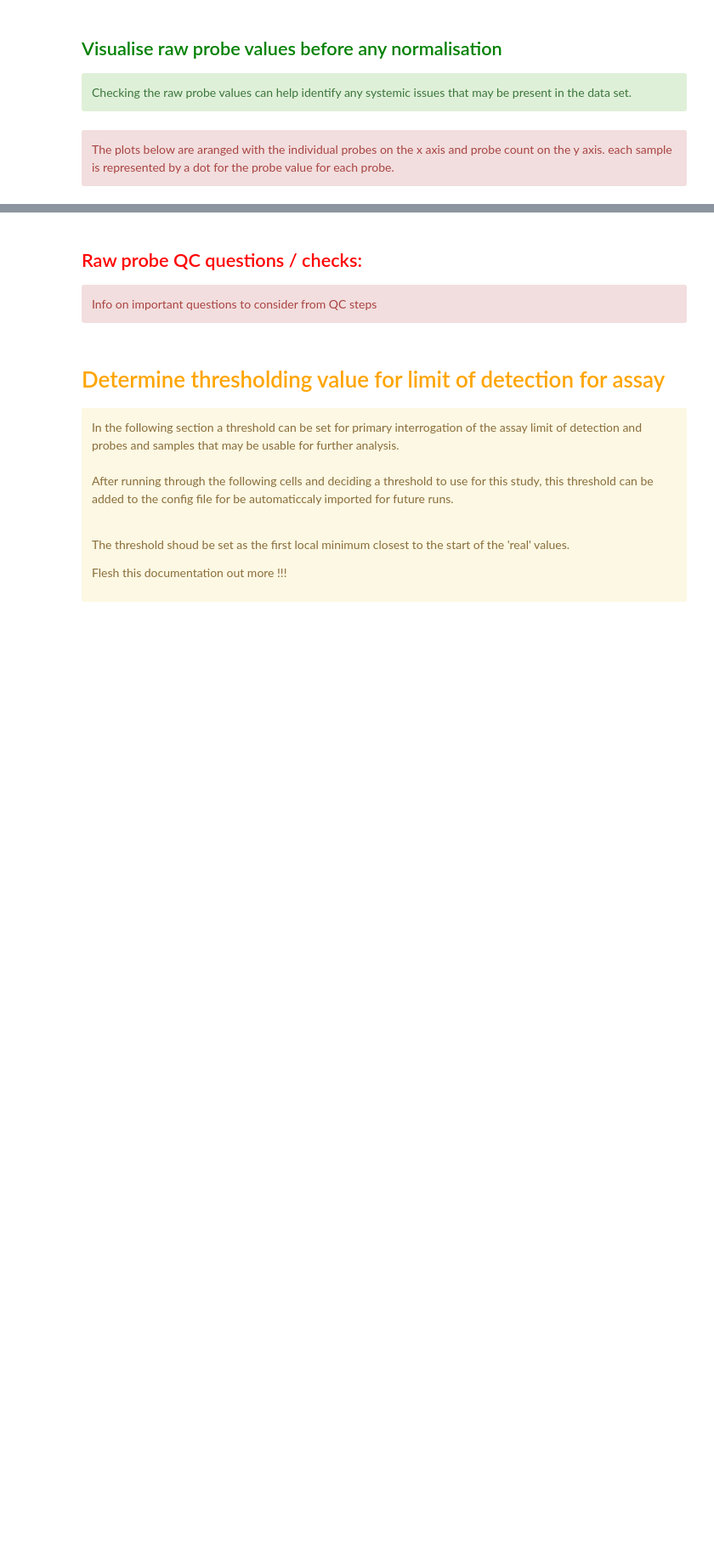
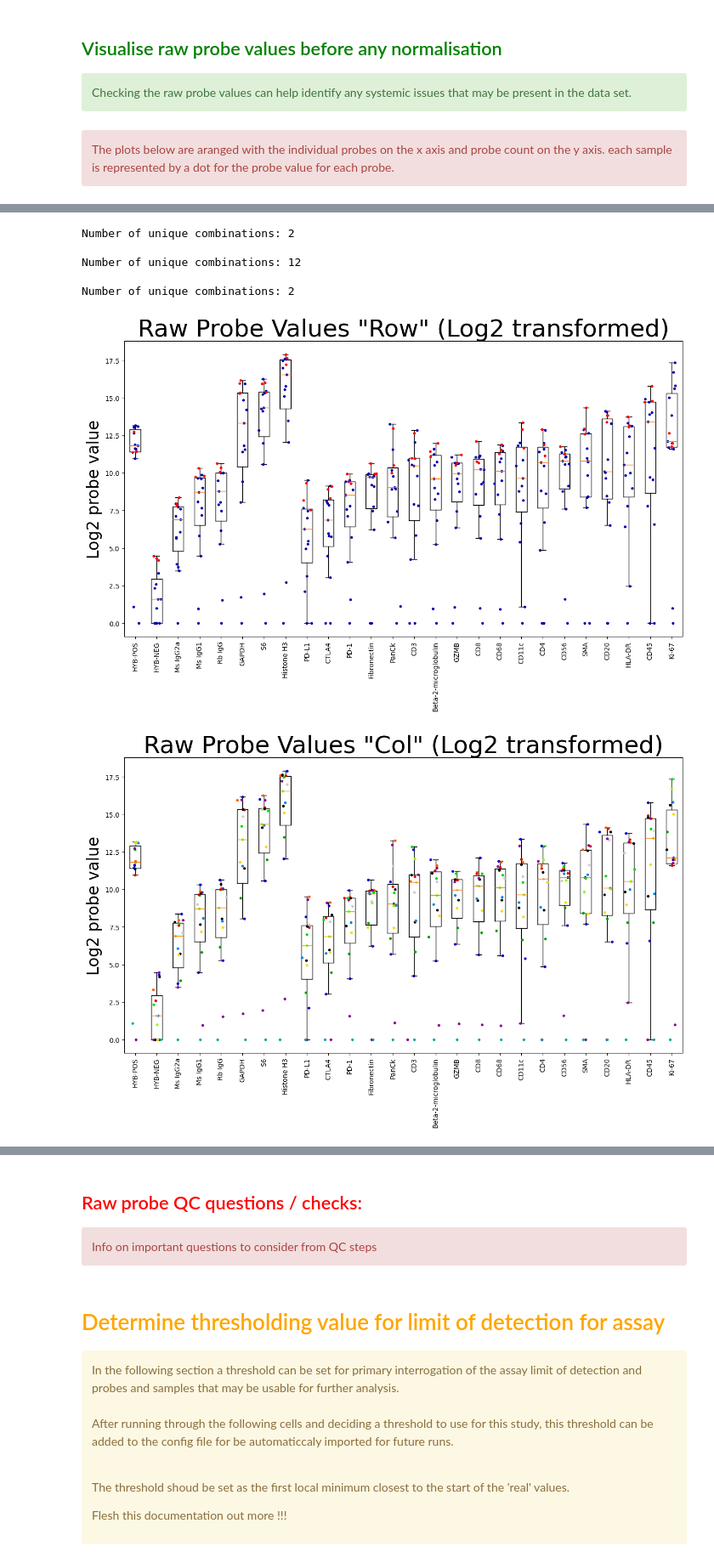
Before and after one commit to kyleupton/DSP_EDA_Protein, a Jupyter notebook: DSP_nCounter_Protein_QC_Git.ipynb, the cells around one changed output, grey strips where cells are left out. Shown at 85% size. Saved outputs shown, nothing was run; the diff lists cells and outputs as text; code cells hidden in the pictures; blank space fills up the shorter version.

```diff
--- a/DSP_nCounter_Protein_QC_Git.ipynb
+++ b/DSP_nCounter_Protein_QC_Git.ipynb
@@ -518,6 +554,14 @@ dataLog1External
 # %%
-dataSortedRaw = dataLog1External.sort_values(by = ['probeClass', 'mean'], ascending=[True,True])
+dataSortedRaw = masterData.dataLog1.sort_values(by = ['probeClass', 'mean'], ascending=[True,True])
 
 # for s in configDict['selectedData']:
 for s in selectedFactors:
-    draw_probe_plot(dataSortedRaw, sampleInfo, selectedInfo, s, 'Raw Probe Values \"' + s + '\"', savefig=os.path.join(os.getcwd(),'probe_Plot.svg'))
+    draw_probe_plot(dataSortedRaw, masterData.sampleInfo, selectedInfo, s, 'Raw Probe Values \"' + s + '\"', savefig=os.path.join(os.getcwd(),'probe_Plot.svg'))
+# %% [output]
+Number of unique combinations: 2
+
+Number of unique combinations: 12
+
+Number of unique combinations: 2
+[figure, added]
+[figure, added]
```
Also changed, not shown: parts of 29 cells of this notebook, 1 other file.
